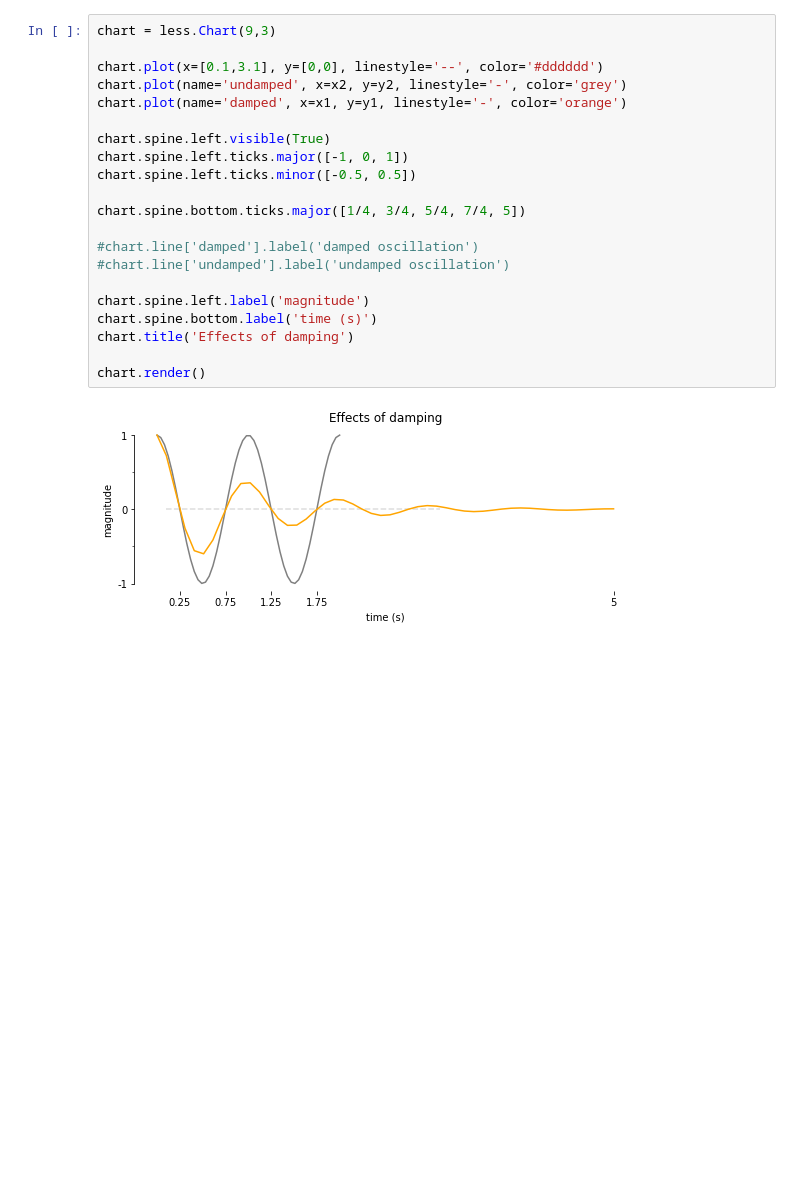
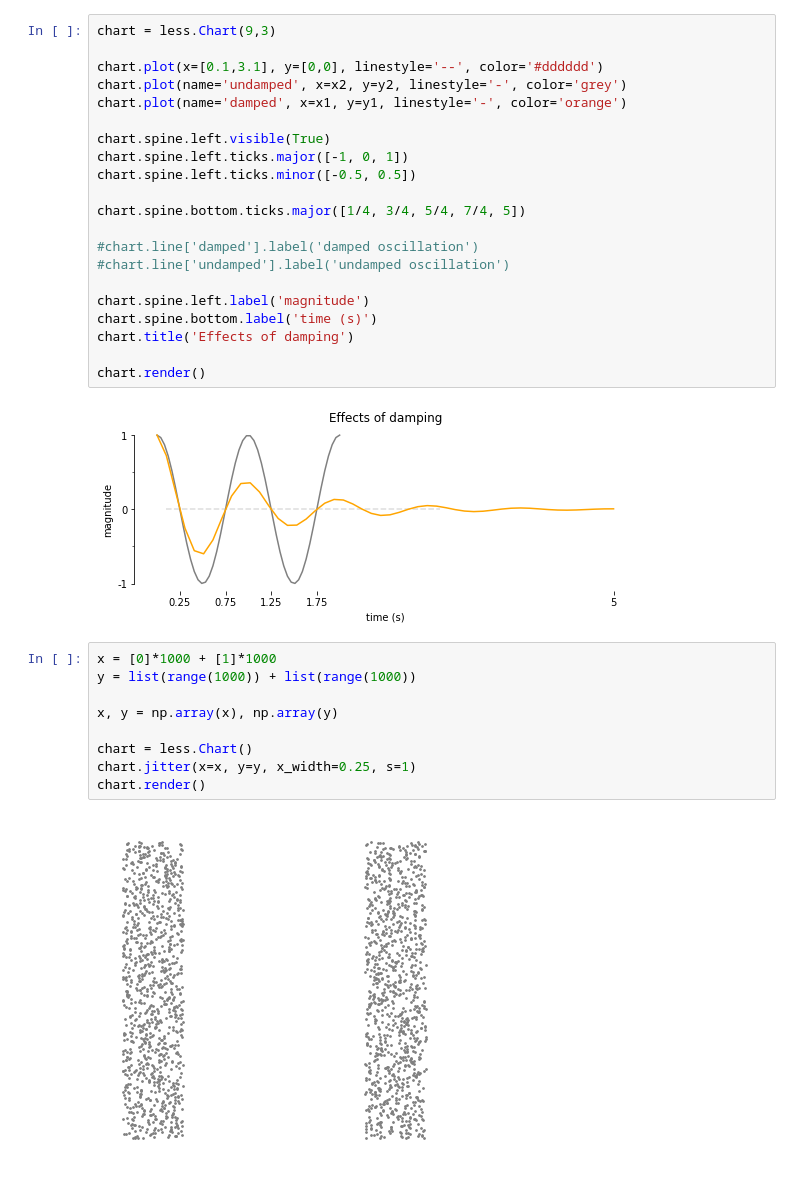
Before and after one commit to coreygirard/less, a Jupyter notebook: demo.ipynb, the cells around one changed output. Saved outputs shown, nothing was run; the diff lists cells and outputs as text; blank space fills up the shorter version.

```diff
--- a/demo.ipynb
+++ b/demo.ipynb
@@ -82,6 +80,17 @@ chart.title('Effects of damping')
 chart.render()
 # %% [output]
 [figure]
+# %%
+x = [0]*1000 + [1]*1000
+y = list(range(1000)) + list(range(1000))
+
+x, y = np.array(x), np.array(y)
+
+chart = less.Chart()
+chart.jitter(x=x, y=y, x_width=0.25, s=1)
+chart.render()
+# %% [output]
+[figure, added]
 # %%
 import json
 
```
Also changed, not shown: parts of 2 cells of this notebook, 3 other files.
